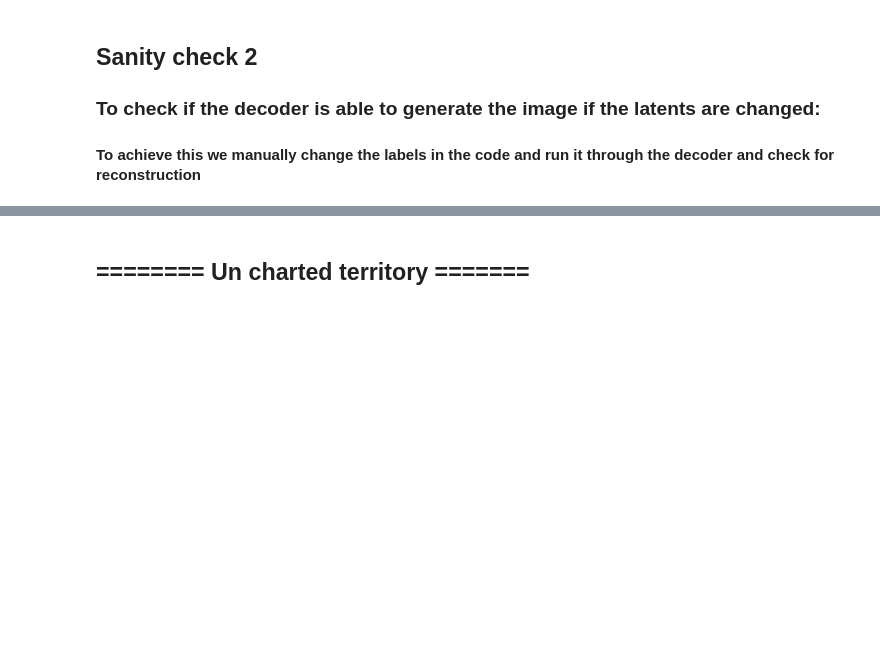
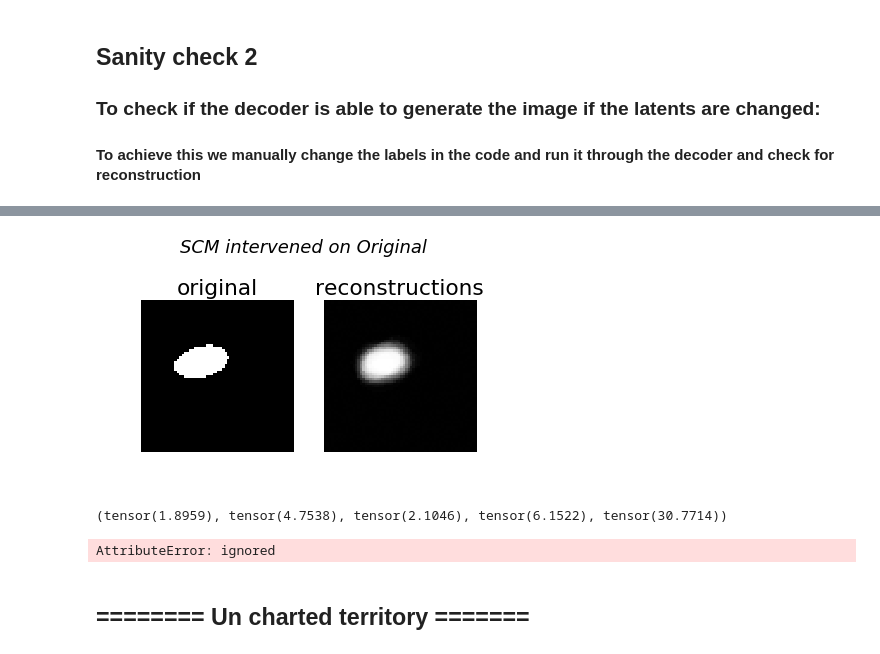
Before and after one commit to robertness/causalvae, a Jupyter notebook: causal_vae_dsprites.ipynb, the cells around one changed output, grey strips where cells are left out. Cells and saved outputs as stored; diff of their text form; code cells hidden in the pictures; blank space fills up the shorter version.

```diff
--- a/causal_vae_dsprites.ipynb
+++ b/causal_vae_dsprites.ipynb
@@ -812,8 +807,5 @@ bottom:  tensor([[ 0.,  1.,  2., 15., 24., 29.]], device='cuda:0')
 # %%
-intervened_model = pyro.do(scm.model, data={"Y_shape": torch.tensor(2.)})
+intervened_model = pyro.do(scm.model, data={"Y_1": torch.tensor(1.)})
 cond_data = {}
 for i in range(1, 6):
     cond_data["Y_{}".format(i)] = torch.tensor(y[0,i].cpu()).to(torch.float32)
-conditioned_model = pyro.condition(scm.model, data=cond_data)
-cond_noise = scm.update_noise_svi(cond_data)
-print(cond_noise)
@@ -847,3 +847,19 @@ compare_reconstruction(ox, cfo)
+# %%
+# (cfo1,ny1,nz1), _= intervened_model(cond_noise)
+rxs = []
+for i in range(100):
+     (cfo1,ny1,nz1), _= intervened_model(cond_noise)
+     rxs.append(cfo1)
+compare_to_density(ox, torch.cat(rxs))
+_ =plt.suptitle("SCM intervened on Original", fontsize=18, fontstyle='italic')
+# %% [output]
+[figure, added]
+# %%
+print(ny)
+print(scm.noise.keys())
+# %% [output]
+(tensor(1.8959), tensor(4.7538), tensor(2.1046), tensor(6.1522), tensor(30.7714))
+AttributeError: ignored
 # %% [markdown]
 ## ======== Un charted territory  =======
 # %%
```
Also changed, not shown: parts of 13 cells of this notebook.
